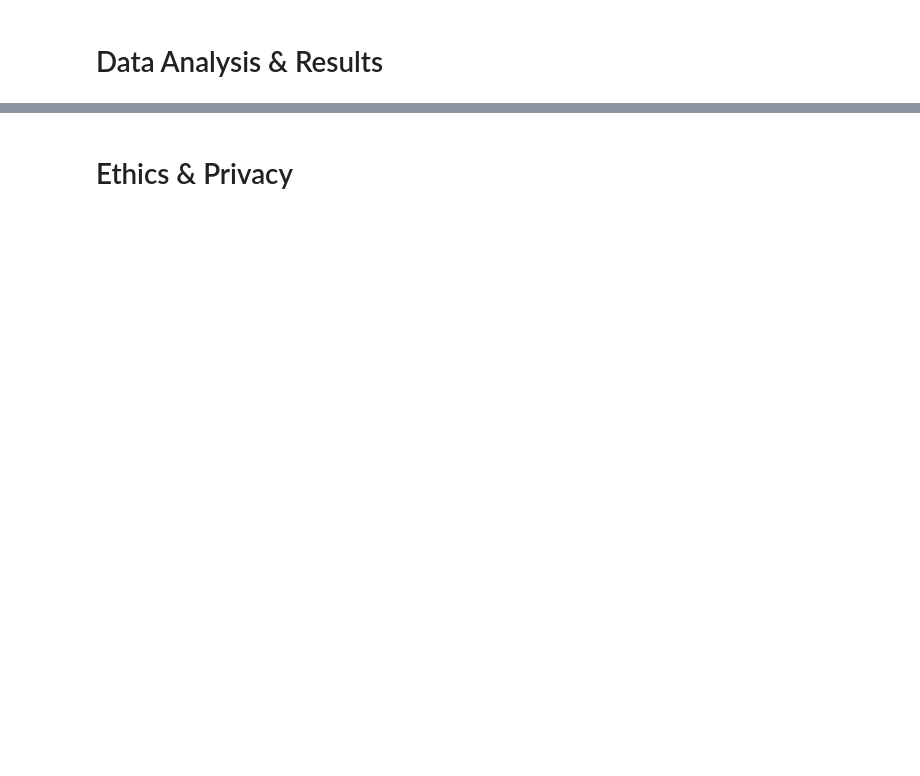
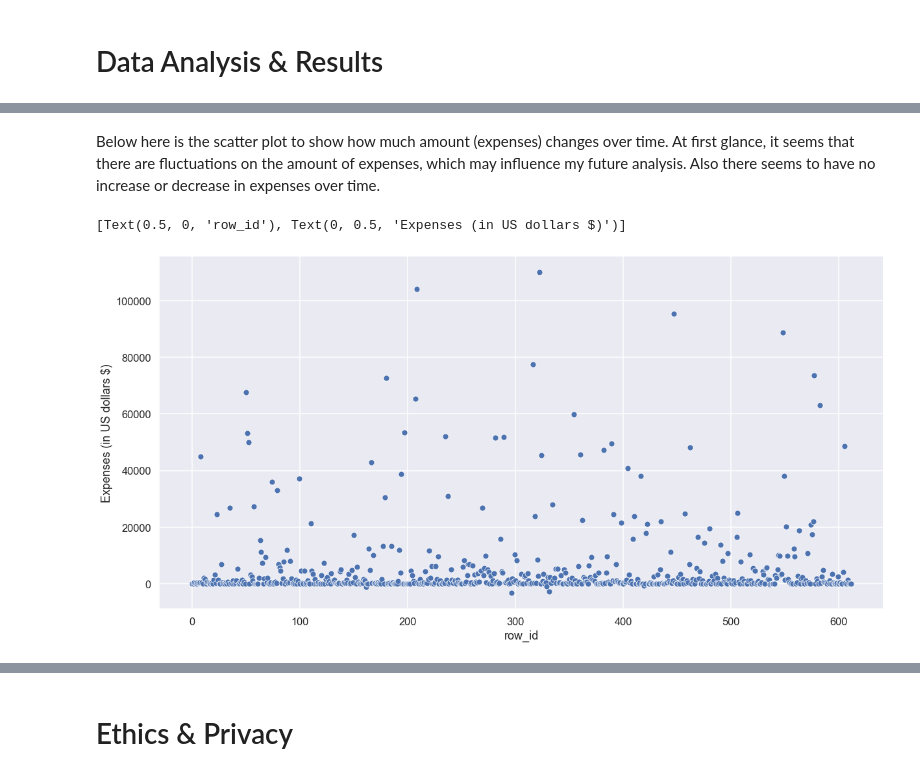
Before and after one commit to michaelbaluja/individual_fa20, a Jupyter notebook: final_project/FinalProject_KevinUSVN.ipynb, the cells around one changed output, grey strips where cells are left out. Drawn from its saved outputs; the diff is of its cells as text; code cells hidden in the pictures; blank space fills up the shorter version.

```diff
--- a/final_project/FinalProject_KevinUSVN.ipynb
+++ b/final_project/FinalProject_KevinUSVN.ipynb
@@ -60,0 +263,11 @@ Include cells that describe the steps in your data analysis.
+# %% [markdown]
+Below here is the scatter plot to show how much amount (expenses) changes over time. At first glance, it seems that there are fluctuations on the amount of expenses, which may influence my future analysis. Also there seems to have no increase or decrease in expenses over time.
+# %%
+# Plot scatter plot
+fig_dims = (20, 10)
+fig, ax = plt.subplots(figsize=fig_dims)
+sns.scatterplot(data=df, x='row_id', y='expenses', ax=ax)
+ax.set(xlabel='row_id', ylabel='Expenses (in US dollars $)')
+# %% [output]
+[Text(0.5, 0, 'row_id'), Text(0, 0.5, 'Expenses (in US dollars $)')]
+[figure, added]
```
Also changed, not shown: parts of 42 cells of this notebook.
